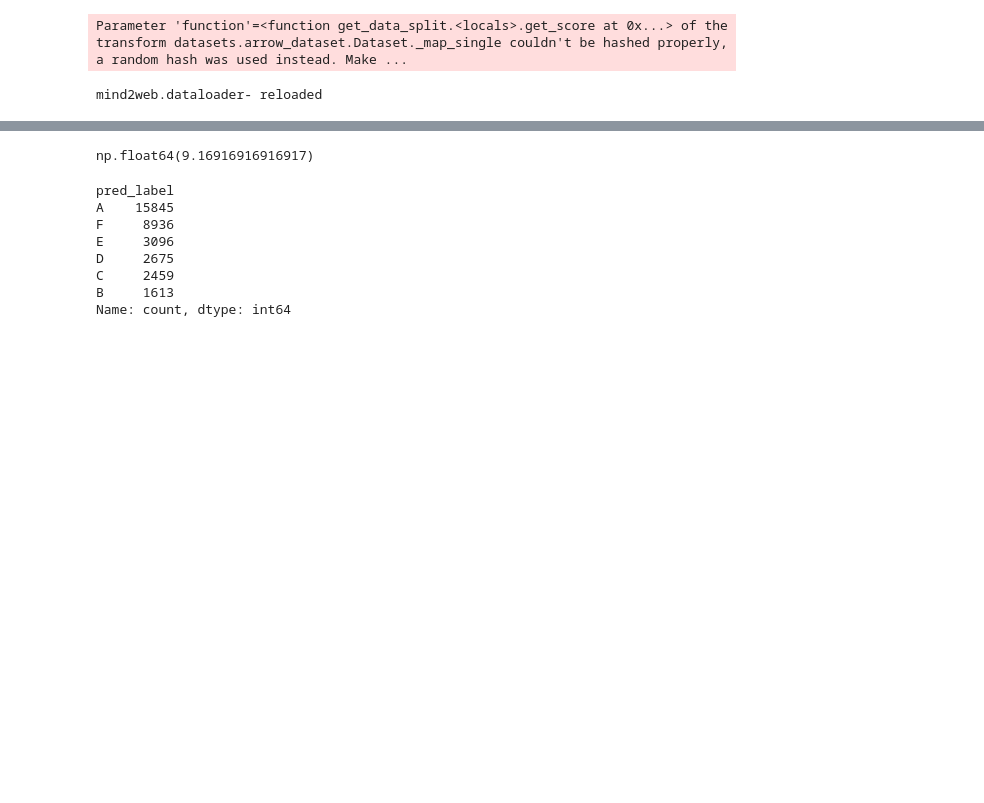
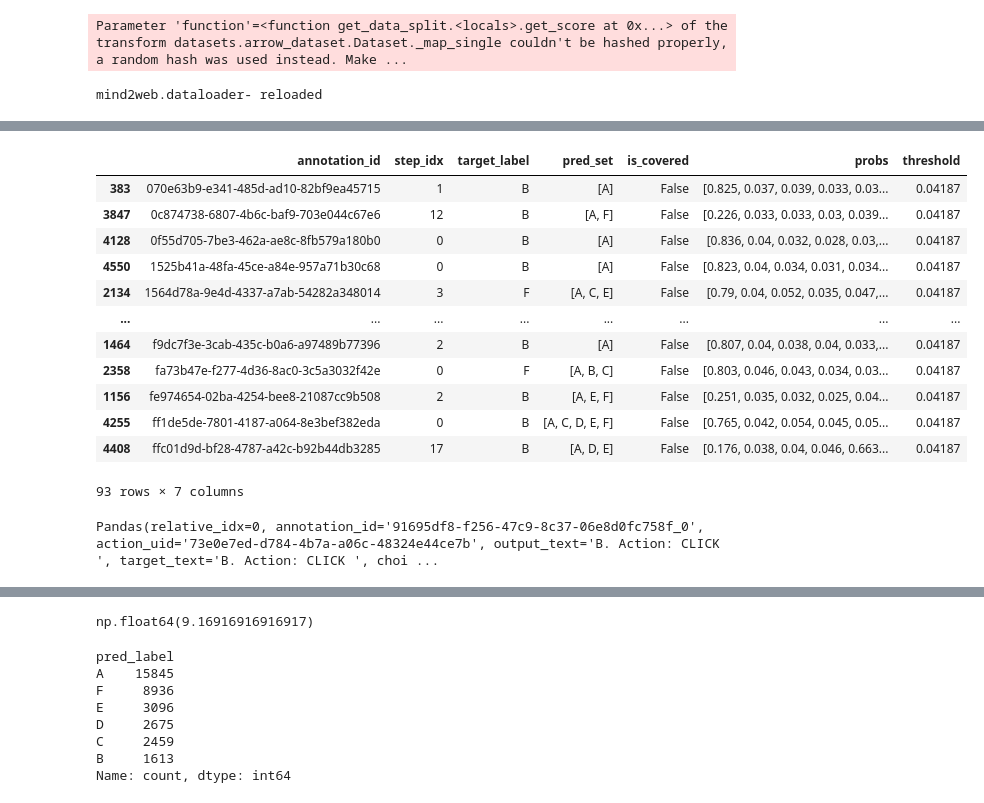
Before and after one commit to amitxy/Robots-That-Ask-For-Help-Over-The-Horizon, a Jupyter notebook: research.ipynb, the cells around one changed output, grey strips where cells are left out. Saved outputs shown, nothing was run; the diff lists cells and outputs as text; code cells hidden in the pictures; blank space fills up the shorter version.

```diff
--- a/research.ipynb
+++ b/research.ipynb
@@ -86,0 +183,35 @@ data_df = helpers.add_eval_columns(data_df)
+# %%
+utils.reload('utils.prompts')
+from utils.prompts import get_prompt_template
+prompt_template=get_prompt_template('re_eval_with_context')
+
+def filter_choices_str(choices_str: str, keep_labels):
+    """Keep only choices whose leading label (e.g., 'A') is in keep_labels."""
+    keep = set(keep_labels)
+    lines = []
+    for line in choices_str.splitlines():
+        line = line.strip()
+        if not line:
+            continue
+        label, _, rest = line.partition(".")
+        if label and label.strip() in keep:
+            lines.append(f"{label.strip()}.{rest}")
+    return "\n".join(lines) + ("\n" if lines else "")
+
+for k in datasets:
+    x = datasets[k]
+    x = x[0]
+    print(x)
+    print('----')
+    temp = filter_choices_str(x['choices'], ['A', 'B'])
+    x['choices'] = temp
+    print(x['choices'])
+    prompt = prompt_template.safe_substitute(**x)
+    break
+print(prompt)
+# prompt = prompt_template.safe_substitute(
+#             html=elements["html_context"],
+#             task=elements["task"],
+#             prev_actions=elements["previous_actions"],
+#             choices=elements["choices_str"],
+#         )
@@ -86,0 +269,3 @@ data_df = helpers.add_eval_columns(data_df)
+# %%
+pd.set_option("display.max_colwidth", None)
+data_df
@@ -461,0 +1000,29 @@ KeyboardInterrupt:
+# %%
+res['is_covered'] = res.apply(lambda row: row['target_label'] in row['pred_set'], axis=1)
+idx = res.groupby('annotation_id')['is_covered'].all().index
+res['probs'] = res['choices_probs'].apply(lambda d: [round(v, 3) for k,v in d.items()])
+res['threshold'] = 1 - res['threshold']
+res[(res['annotation_id'].isin(idx)&(res['is_covered']==False))][['annotation_id', 'step_idx', 'target_label', 'pred_set', 'is_covered', 'probs', 'threshold']].sort_values(['annotation_id', 'step_idx'])
+# %% [output]
+|  | annotation_id | step_idx | target_label | pred_set | is_covered | probs | threshold |
+| 383 | 070e63b9-e341-485d-ad10-82bf9ea45715 | 1 | B | [A] | False | [0.825, 0.037, 0.039, 0.033, 0.03... | 0.04187 |
+| 3847 | 0c874738-6807-4b6c-baf9-703e044c67e6 | 12 | B | [A, F] | False | [0.226, 0.033, 0.033, 0.03, 0.039... | 0.04187 |
+| 4128 | 0f55d705-7be3-462a-ae8c-8fb579a180b0 | 0 | B | [A] | False | [0.836, 0.04, 0.032, 0.028, 0.03,... | 0.04187 |
+| 4550 | 1525b41a-48fa-45ce-a84e-957a71b30c68 | 0 | B | [A] | False | [0.823, 0.04, 0.034, 0.031, 0.034... | 0.04187 |
+| 2134 | 1564d78a-9e4d-4337-a7ab-54282a348014 | 3 | F | [A, C, E] | False | [0.79, 0.04, 0.052, 0.035, 0.047,... | 0.04187 |
+| ... | ... | ... | ... | ... | ... | ... | ... |
+| 1464 | f9dc7f3e-3cab-435c-b0a6-a97489b77396 | 2 | B | [A] | False | [0.807, 0.04, 0.038, 0.04, 0.033,... | 0.04187 |
+| 2358 | fa73b47e-f277-4d36-8ac0-3c5a3032f42e | 0 | F | [A, B, C] | False | [0.803, 0.046, 0.043, 0.034, 0.03... | 0.04187 |
+| 1156 | fe974654-02ba-4254-bee8-21087cc9b508 | 2 | B | [A, E, F] | False | [0.251, 0.035, 0.032, 0.025, 0.04... | 0.04187 |
+| 4255 | ff1de5de-7801-4187-a064-8e3bef382eda | 0 | B | [A, C, D, E, F] | False | [0.765, 0.042, 0.054, 0.045, 0.05... | 0.04187 |
+| 4408 | ffc01d9d-bf28-4787-a42c-b92b44db3285 | 17 | B | [A, D, E] | False | [0.176, 0.038, 0.04, 0.046, 0.663... | 0.04187 |
+93 rows × 7 columns
+# %%
+# df_all = pd.read_pickle('results/simulation/results_Shrinkage(Ours)_risk0.05_thresh0.1_n100.pkl')
+(results_df['pred_set_size'] > 1).sum()
+results_df
+for row in results_df.itertuples(index=False):
+    print(row)
+    break
+# %% [output]
+Pandas(relative_idx=0, annotation_id='91695df8-f256-47c9-8c37-06e8d0fc758f_0', action_uid='73e0e7ed-d784-4b7a-a06c-48324e44ce7b', output_text='B. Action: CLICK ', target_text='B. Action: CLICK ', choi ...
```
Also changed, not shown: parts of 23 cells of this notebook, 5 other files.
